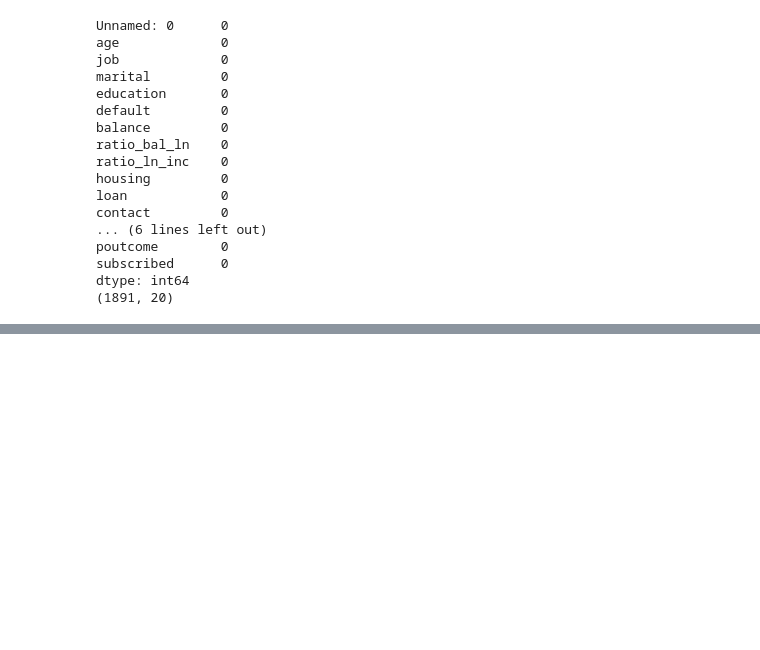
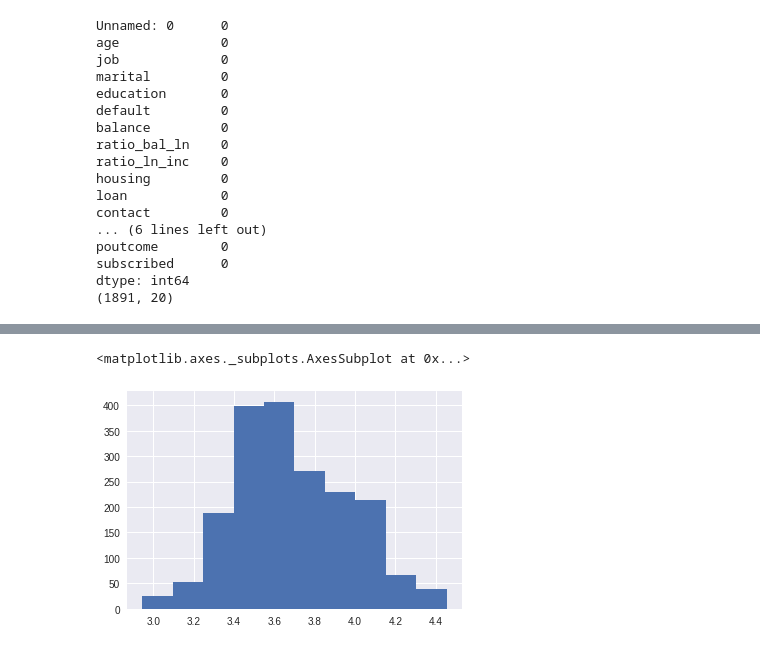
Before and after one commit to vipulpopat/MSCAI_Sem1_Etivity2, a Jupyter notebook: Etivity_2.ipynb, the cells around one changed output, grey strips where cells are left out. Drawn from its saved outputs; the diff is of its cells as text; code cells hidden in the pictures; blank space fills up the shorter version.

```diff
--- a/Etivity_2.ipynb
+++ b/Etivity_2.ipynb
@@ -342,0 +368,7 @@ We have a bank dataframe with 1891 rows and 20 columns once missing values are h
+# %%
+ # Use a log transformation to decrease the impact of extreme values in column age
+df['age_log'] = np.log(df['age'])
+df['age_log'].hist()
+# %% [output]
+<matplotlib.axes._subplots.AxesSubplot at 0x...>
+[figure, added]
```
Also changed, not shown: parts of 19 cells of this notebook.
